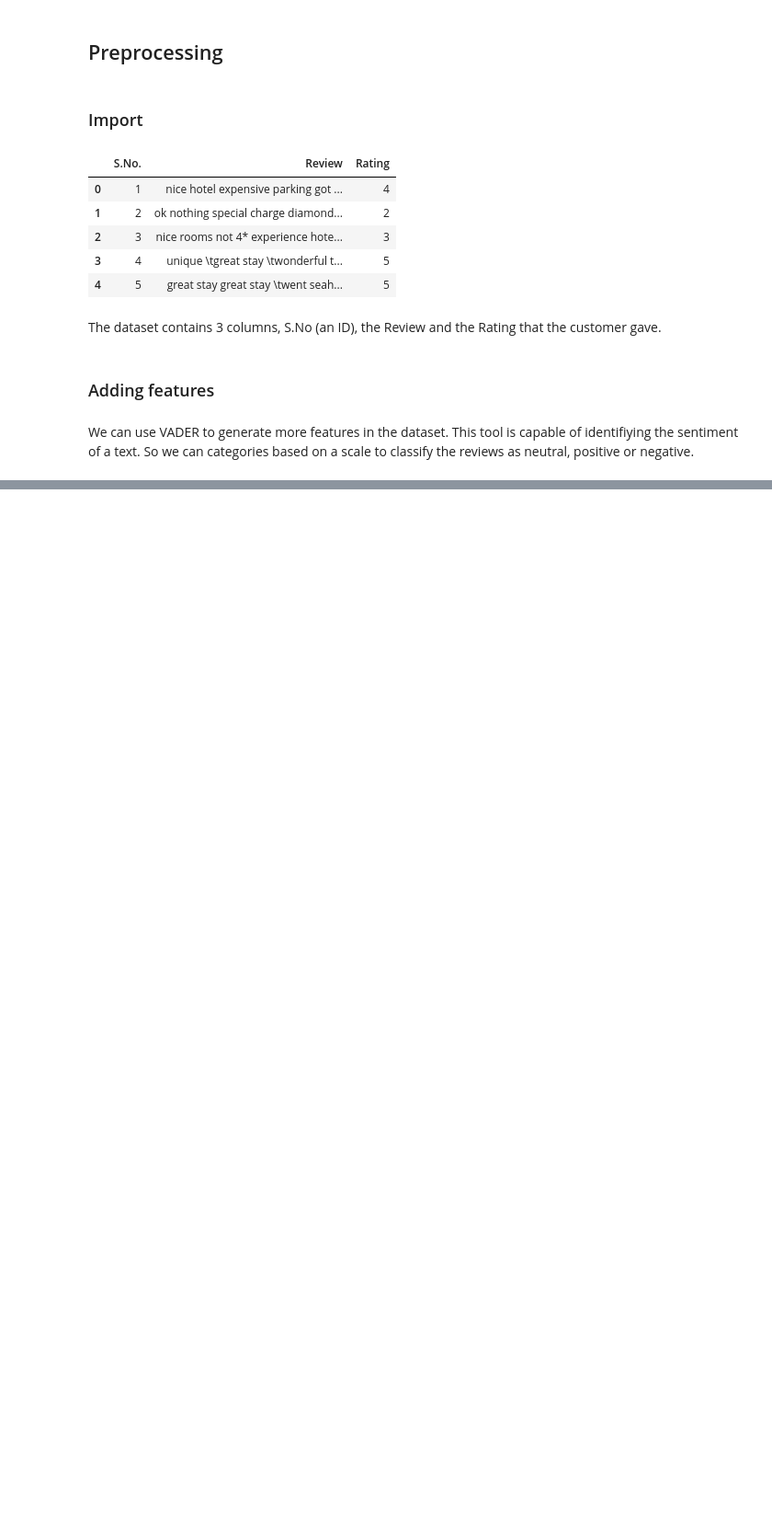
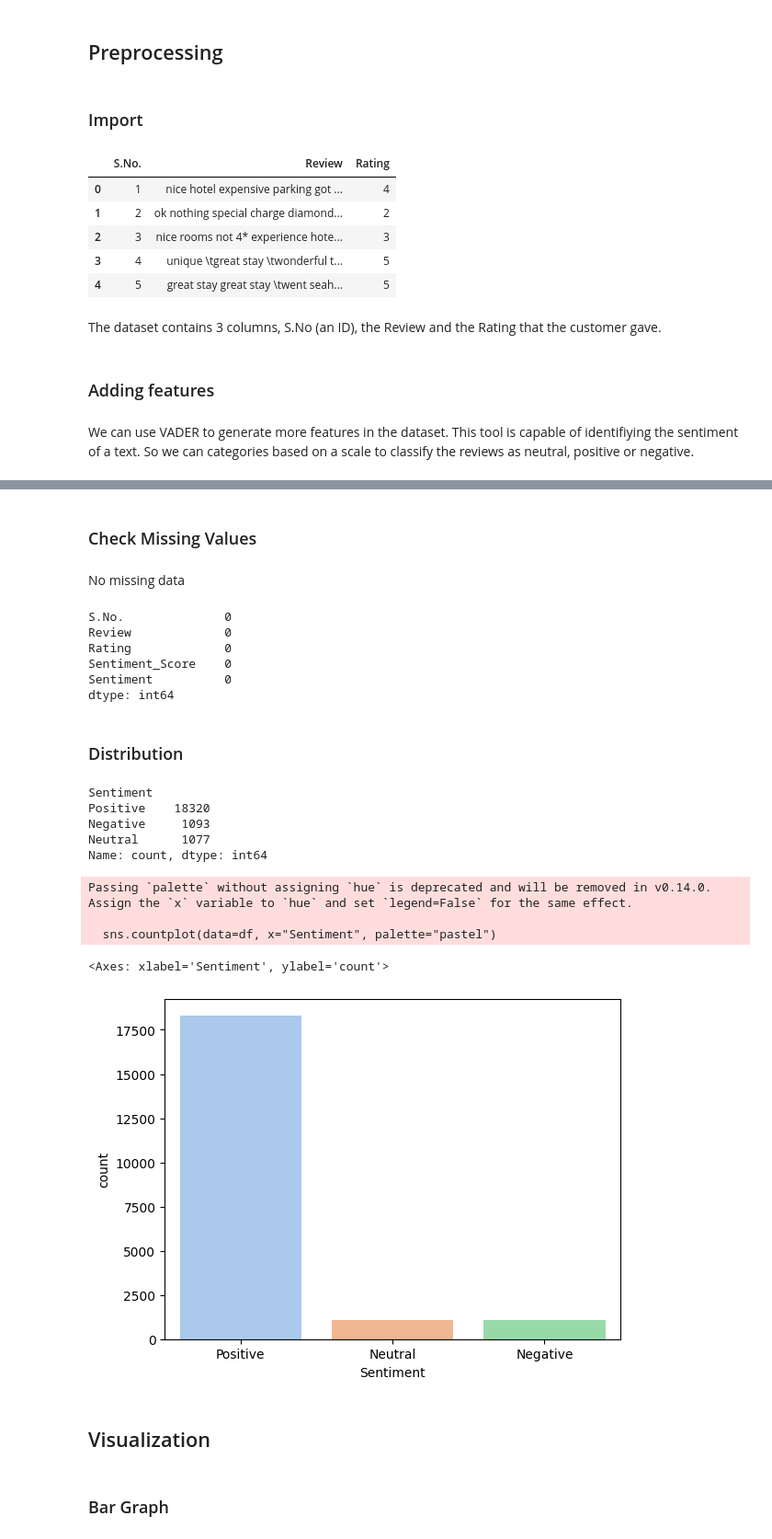
Before and after one commit to adrinoca/Tripadvisor-ML, a Jupyter notebook: tripadvisor_analysis.ipynb, the cells around one changed output, grey strips where cells are left out. Shown at 92% size. Drawn from its saved outputs; the diff is of its cells as text; code cells hidden in the pictures; blank space fills up the shorter version.

Commit message:
Visualization

```diff
--- a/tripadvisor_analysis.ipynb
+++ b/tripadvisor_analysis.ipynb
@@ -53,8 +53,10 @@ We can use VADER to generate more features in the dataset. This tool is capable
 ## Get sentiment
 analyzer = SentimentIntensityAnalyzer()
 
-def get_sentiment(txt):
-    score = analyzer.polarity_scores(txt)["compound"]
+def compound_score(txt):
+    return analyzer.polarity_scores(txt)["compound"]
+
+def get_sentiment(score):
     if score >= 0.5:
         return "Positive"
     elif score <= -0.5:
@@ -63,0 +68,38 @@ def get_sentiment(txt):
+# %%
+df["Sentiment_Score"] = df["Review"].astype("str").apply(compound_score)
+df["Sentiment"] = df["Sentiment_Score"].apply(get_sentiment)
+# %% [markdown]
+### Check Missing Values
+# %% [markdown]
+No missing data
+# %%
+df.isna().sum()
+# %% [output]
+S.No.              0
+Review             0
+Rating             0
+Sentiment_Score    0
+Sentiment          0
+dtype: int64
+# %% [markdown]
+### Distribution
+# %%
+df.Sentiment.value_counts()
+# %% [output]
+Sentiment
+Positive    18320
+Negative     1093
+Neutral      1077
+Name: count, dtype: int64
+# %%
+sns.countplot(data=df, x="Sentiment", palette="pastel")
+# %% [output]
+Passing `palette` without assigning `hue` is deprecated and will be removed in v0.14.0. Assign the `x` variable to `hue` and set `legend=False` for the same effect.
+
+  sns.countplot(data=df, x="Sentiment", palette="pastel")
+<Axes: xlabel='Sentiment', ylabel='count'>
+[figure, added]
+# %% [markdown]
+## Visualization
+# %% [markdown]
+### Bar Graph
```
Also changed, not shown: parts of 9 cells of this notebook.
